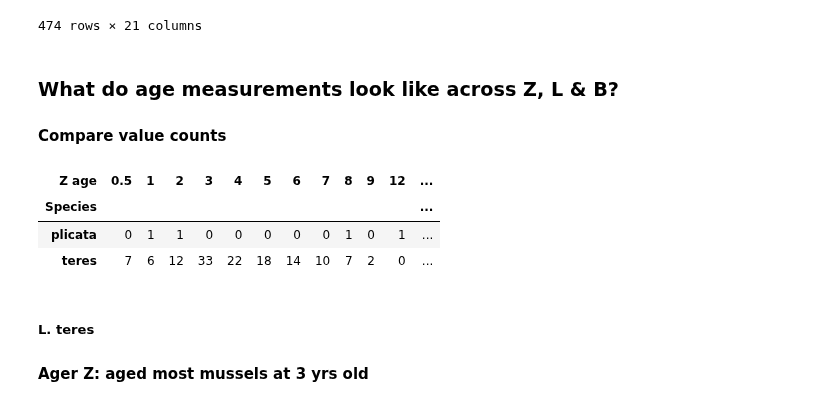
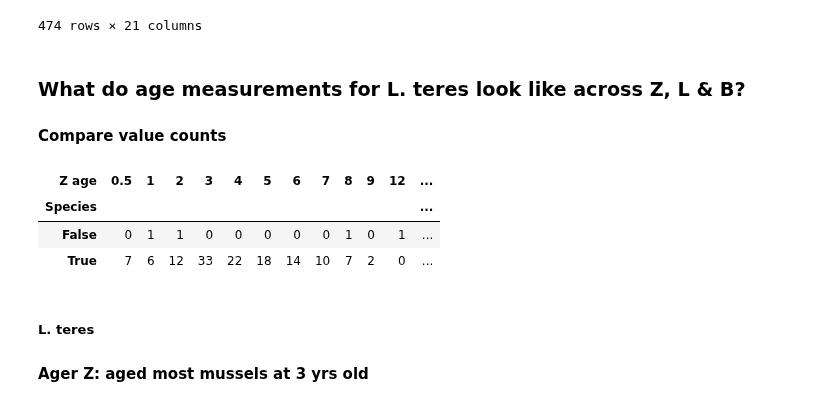
Before and after one commit to bhernan2/mussel_aging, a Jupyter notebook: aging_analysis.ipynb, the cells around one changed output. Saved outputs shown, nothing was run; the diff lists cells and outputs as text; code cells hidden in the pictures.

```diff
--- a/aging_analysis.ipynb
+++ b/aging_analysis.ipynb
@@ -67,15 +69,15 @@ df_rename
 | 473 | Lampsilis | teres | 475 | E | Bay City, TX | Colorado | Colorado | 29.126034° | -96.044864° | 5/5/20 | ... | ... |
 474 rows × 21 columns
 # %% [markdown]
-### What do age measurements look like across Z, L & B?
+### What do age measurements for L. teres look like across Z, L & B?
 #### Compare value counts
 # %%
-pd.crosstab(index=aging_data['Species'], columns=aging_data['Z age'])
+pd.crosstab(index=aging_data['Species']=='teres', columns=aging_data['Z age'])
 # %% [output]
 | Z age | 0.5 | 1 | 2 | 3 | 4 | 5 | 6 | 7 | 8 | 9 | 12 | ... |
 | Species |  |  |  |  |  |  |  |  |  |  |  | ... |
-| plicata | 0 | 1 | 1 | 0 | 0 | 0 | 0 | 0 | 1 | 0 | 1 | ... |
-| teres | 7 | 6 | 12 | 33 | 22 | 18 | 14 | 10 | 7 | 2 | 0 | ... |
+| False | 0 | 1 | 1 | 0 | 0 | 0 | 0 | 0 | 1 | 0 | 1 | ... |
+| True | 7 | 6 | 12 | 33 | 22 | 18 | 14 | 10 | 7 | 2 | 0 | ... |
 # %% [markdown]
 ##### L. teres
 #### Ager Z: aged most mussels at 3 yrs old
```
Also changed, not shown: parts of 23 cells of this notebook.
